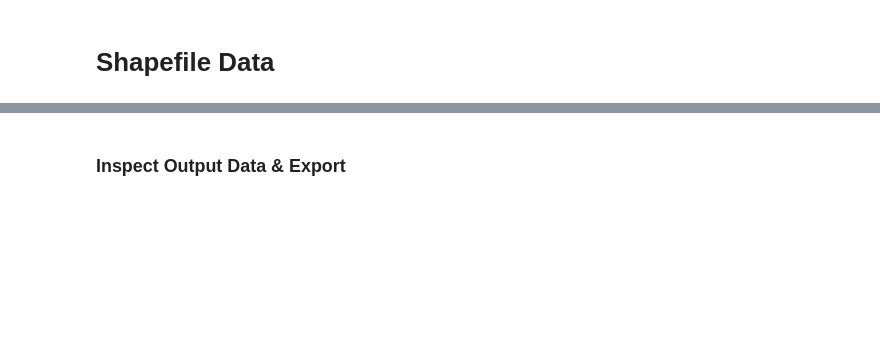
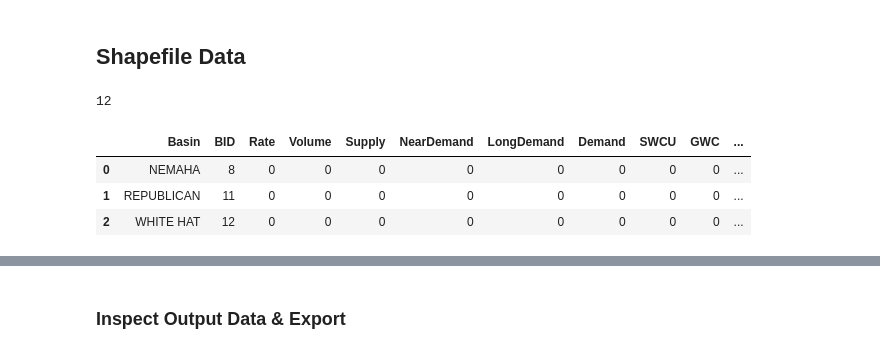
Before and after one commit to WSWCWaterDataExchange/MappingStatesDataToWaDE2.0, a Jupyter notebook: Nebraska/AggregatedAmounts/0_NEAggregatedDataPreprocess.ipynb, the cells around one changed output, grey strips where cells are left out. Drawn from its saved outputs; the diff is of its cells as text; code cells hidden in the pictures; blank space fills up the shorter version.

```diff
--- a/Nebraska/AggregatedAmounts/0_NEAggregatedDataPreprocess.ipynb
+++ b/Nebraska/AggregatedAmounts/0_NEAggregatedDataPreprocess.ipynb
@@ -374,12 +516,18 @@ df_out
 # %% [markdown]
-# Shapefile Data
+## Shapefile Data
 # %%
 # Basin Shapefile Data
-BasinSHPInput = "InsightShapeFiles/Basin.shp"
+BasinSHPInput = "RawInputData/InsightShapeFiles/Basin.shp"
 BasinShape = gpd.read_file(BasinSHPInput)
 
 print(len(BasinShape))
 BasinShape.head(3)
+# %% [output]
+12
+|  | Basin | BID | Rate | Volume | Supply | NearDemand | LongDemand | Demand | SWCU | GWC | ... |
+| 0 | NEMAHA | 8 | 0 | 0 | 0 | 0 | 0 | 0 | 0 | 0 | ... |
+| 1 | REPUBLICAN | 11 | 0 | 0 | 0 | 0 | 0 | 0 | 0 | 0 | ... |
+| 2 | WHITE HAT | 12 | 0 | 0 | 0 | 0 | 0 | 0 | 0 | 0 | ... |
 # %%
 # Basin output shapefile dataframe
 columnList = ['in_ReportingUnitName',
```
Also changed, not shown: parts of 61 cells of this notebook, 43 other files.
